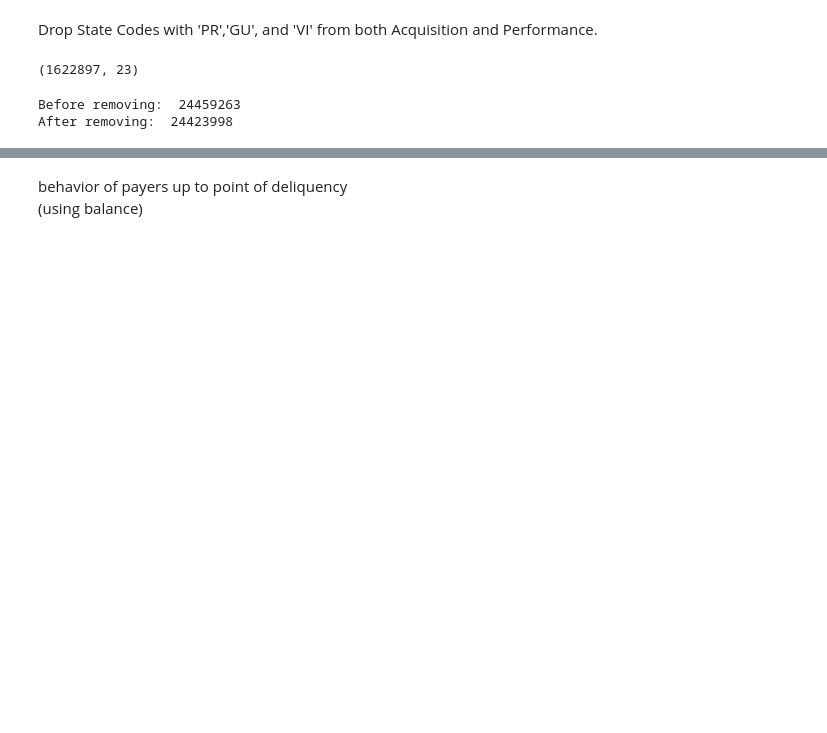
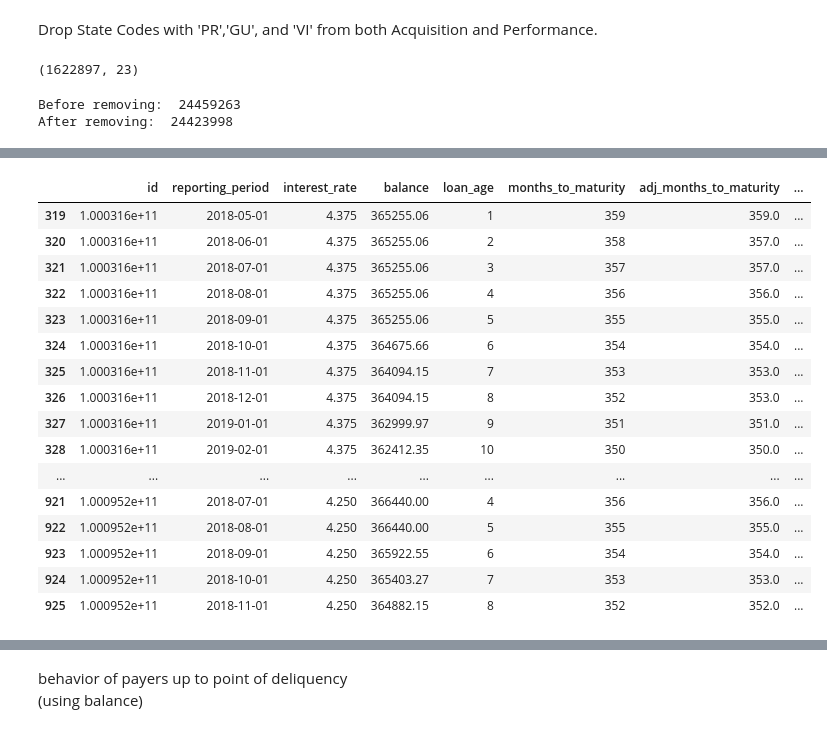
Before and after one commit to vyjayanthipp/Secondary_Mortgage_Loans, a Jupyter notebook: data/EDA_JLin.ipynb, the cells around one changed output, grey strips where cells are left out. Saved outputs shown, nothing was run; the diff lists cells and outputs as text; code cells hidden in the pictures; blank space fills up the shorter version.

```diff
--- a/data/EDA_JLin.ipynb
+++ b/data/EDA_JLin.ipynb
@@ -105,0 +248,3 @@ After removing:  24423998
+# %%
+delinq_ids = performance_df[performance_df['delinquency_bool']==1].groupby('id').nth(0).reset_index().id
+delinq_ids
@@ -105,0 +264,22 @@ After removing:  24423998
+# %%
+delinq_loans = performance_df[performance_df.id.isin(delinq_ids)]
+# %%
+delinq_loans.head(25)
+# %% [output]
+|  | id | reporting_period | interest_rate | balance | loan_age | months_to_maturity | adj_months_to_maturity | ... |
+| 319 | 1.000316e+11 | 2018-05-01 | 4.375 | 365255.06 | 1 | 359 | 359.0 | ... |
+| 320 | 1.000316e+11 | 2018-06-01 | 4.375 | 365255.06 | 2 | 358 | 357.0 | ... |
+| 321 | 1.000316e+11 | 2018-07-01 | 4.375 | 365255.06 | 3 | 357 | 357.0 | ... |
+| 322 | 1.000316e+11 | 2018-08-01 | 4.375 | 365255.06 | 4 | 356 | 356.0 | ... |
+| 323 | 1.000316e+11 | 2018-09-01 | 4.375 | 365255.06 | 5 | 355 | 355.0 | ... |
+| 324 | 1.000316e+11 | 2018-10-01 | 4.375 | 364675.66 | 6 | 354 | 354.0 | ... |
+| 325 | 1.000316e+11 | 2018-11-01 | 4.375 | 364094.15 | 7 | 353 | 353.0 | ... |
+| 326 | 1.000316e+11 | 2018-12-01 | 4.375 | 364094.15 | 8 | 352 | 353.0 | ... |
+| 327 | 1.000316e+11 | 2019-01-01 | 4.375 | 362999.97 | 9 | 351 | 351.0 | ... |
+| 328 | 1.000316e+11 | 2019-02-01 | 4.375 | 362412.35 | 10 | 350 | 350.0 | ... |
+| ... | ... | ... | ... | ... | ... | ... | ... | ... |
+| 921 | 1.000952e+11 | 2018-07-01 | 4.250 | 366440.00 | 4 | 356 | 356.0 | ... |
+| 922 | 1.000952e+11 | 2018-08-01 | 4.250 | 366440.00 | 5 | 355 | 355.0 | ... |
+| 923 | 1.000952e+11 | 2018-09-01 | 4.250 | 365922.55 | 6 | 354 | 354.0 | ... |
+| 924 | 1.000952e+11 | 2018-10-01 | 4.250 | 365403.27 | 7 | 353 | 353.0 | ... |
+| 925 | 1.000952e+11 | 2018-11-01 | 4.250 | 364882.15 | 8 | 352 | 352.0 | ... |
```
Also changed, not shown: parts of 59 cells of this notebook, 3 other files.
